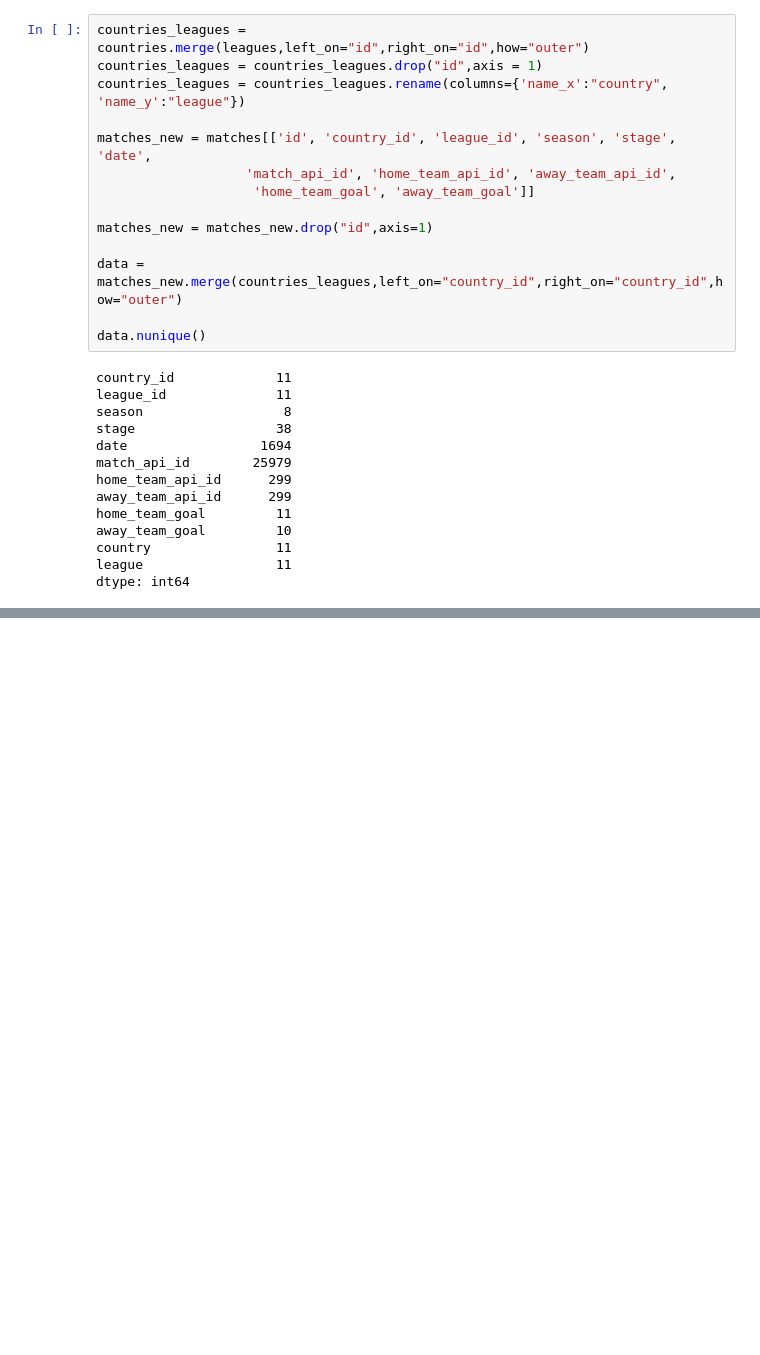
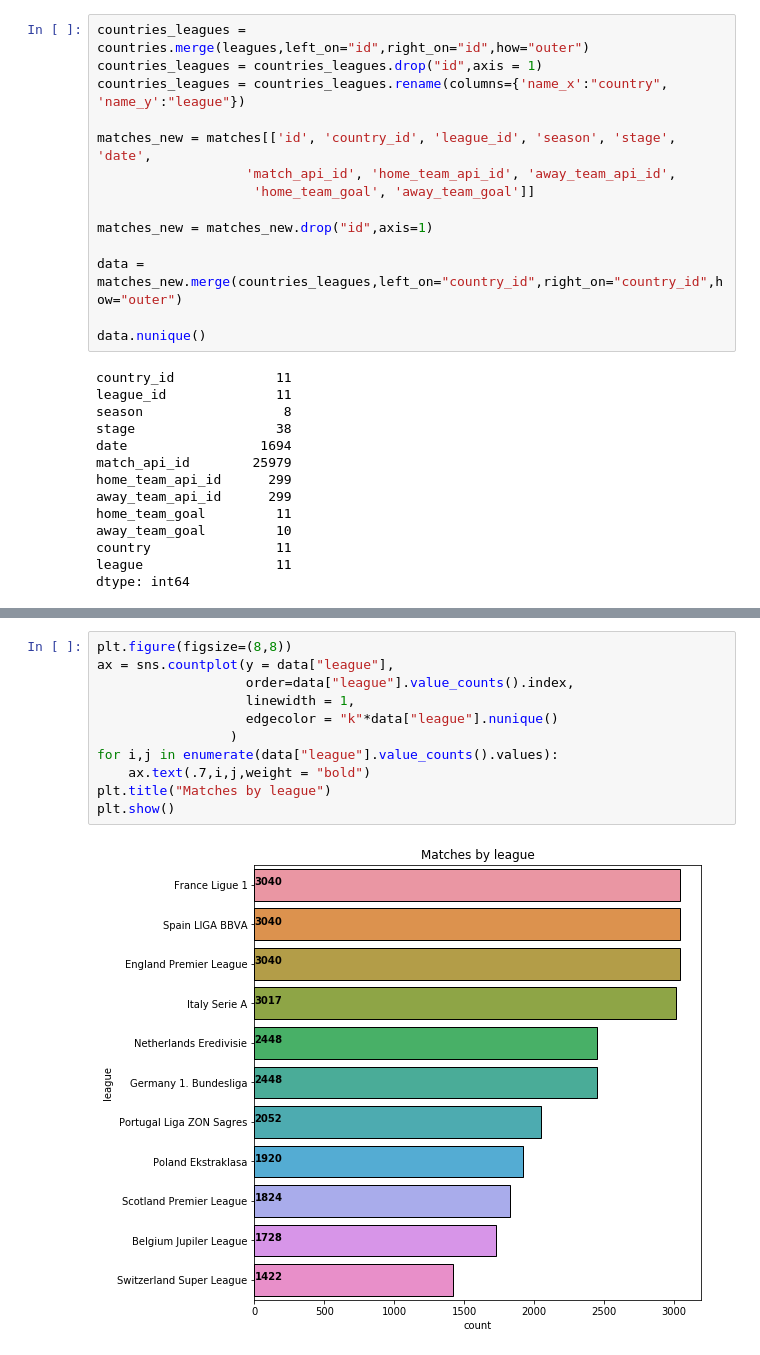
Before and after one commit to iamkucuk/further_investigation_of_football_data_analysis, a Jupyter notebook: notebooks/eda.ipynb, the cells around one changed output, grey strips where cells are left out. Drawn from its saved outputs; the diff is of its cells as text; blank space fills up the shorter version.

```diff
--- a/notebooks/eda.ipynb
+++ b/notebooks/eda.ipynb
@@ -113,0 +123,13 @@ plt.show()
+# %%
+plt.figure(figsize=(8,8))
+ax = sns.countplot(y = data["league"],
+                   order=data["league"].value_counts().index,
+                   linewidth = 1,
+                   edgecolor = "k"*data["league"].nunique()
+                 )
+for i,j in enumerate(data["league"].value_counts().values):
+    ax.text(.7,i,j,weight = "bold")
+plt.title("Matches by league")
+plt.show()
+# %% [output]
+[figure, added]
```
Also changed, not shown: parts of 20 cells of this notebook, 4 other files.
